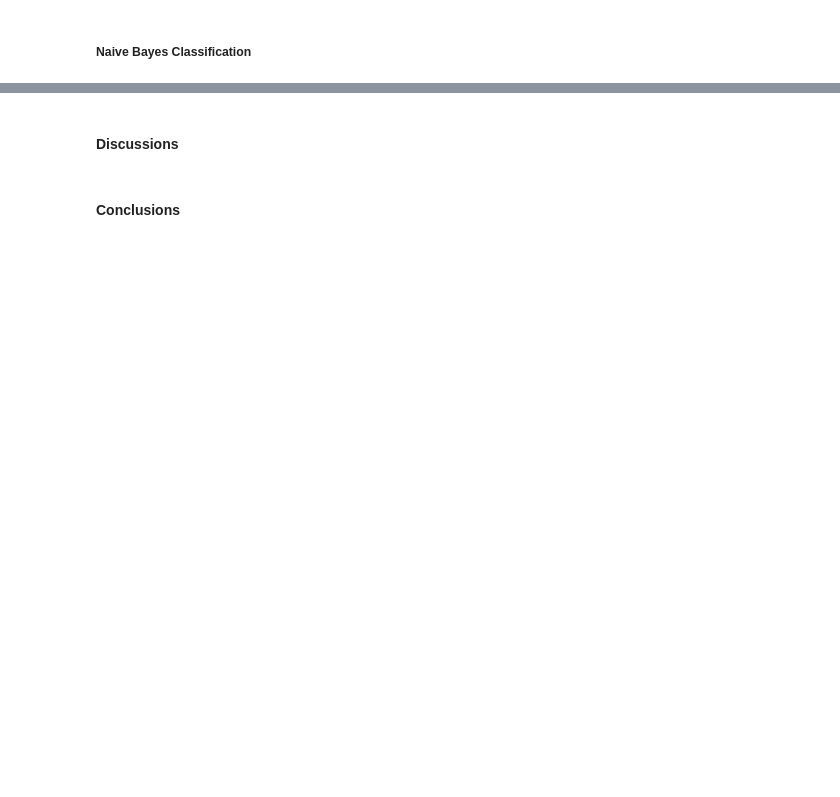
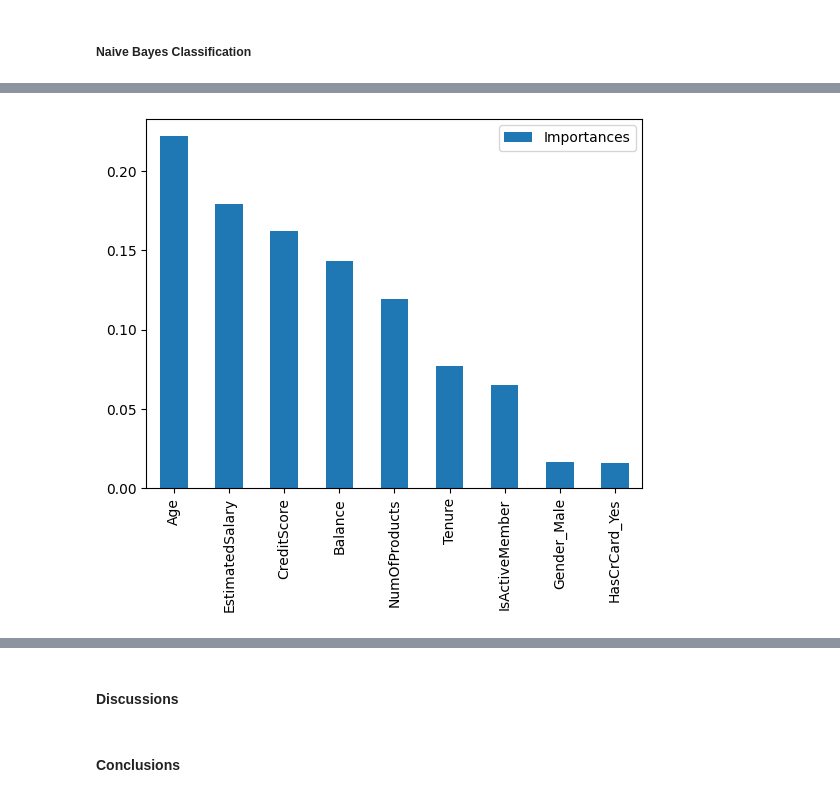
Before and after one commit to sebalexsmith/BBAN3001, a Jupyter notebook: Exam/Mock Exam 1.ipynb, the cells around one changed output, grey strips where cells are left out. Cells and saved outputs as stored; diff of their text form; code cells hidden in the pictures; blank space fills up the shorter version.

```diff
--- a/Exam/Mock Exam 1.ipynb
+++ b/Exam/Mock Exam 1.ipynb
@@ -166,0 +200,11 @@ plt.show()
+# %%
+dtc_model = DecisionTreeClassifier().fit(X_train, y_train)
+# %%
+importances = pd.DataFrame(dtc_model.feature_importances_, columns=['Importances'], index=X_train.columns)
+
+importances.sort_values(by=['Importances'], axis=0, ascending=False, inplace=True)
+
+importances.plot(kind='bar')
+plt.show()
+# %% [output]
+[figure, added]
```
Also changed, not shown: parts of 28 cells of this notebook.
